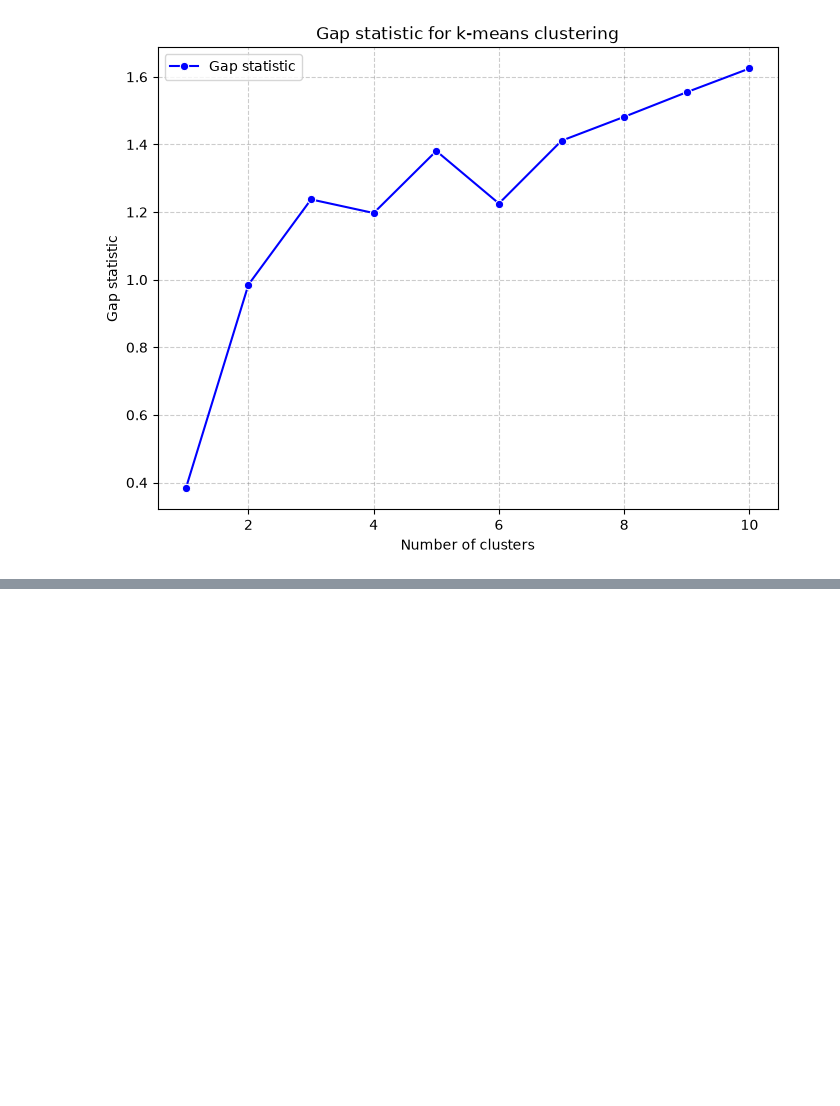
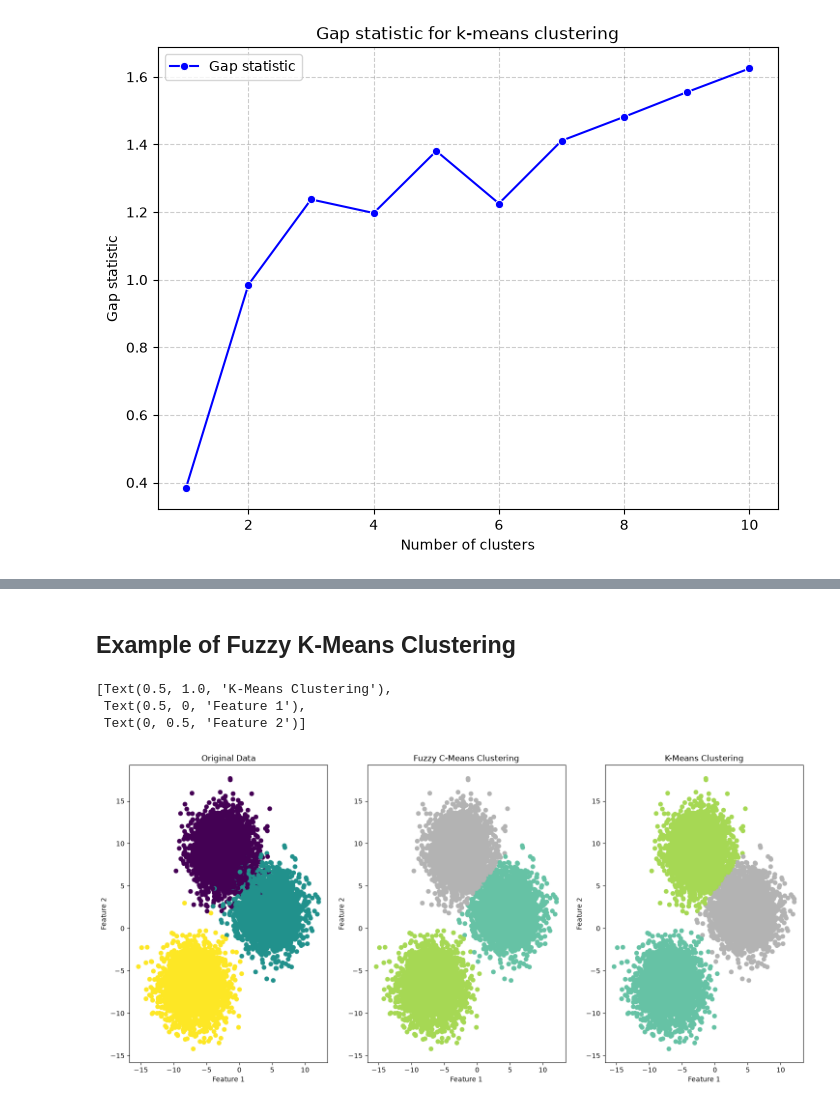
Before and after one commit to Erfan-Taherirani/Personal_ML_Notes, a Jupyter notebook: unsupervised_learning/clustering/partitioning_based_clustering/k-means_clustering.ipynb, the cells around one changed output, grey strips where cells are left out. Drawn from its saved outputs; the diff is of its cells as text; code cells hidden in the pictures; blank space fills up the shorter version.

Commit message:
Add fuzzy c-means

```diff
--- a/unsupervised_learning/clustering/partitioning_based_clustering/k-means_clustering.ipynb
+++ b/unsupervised_learning/clustering/partitioning_based_clustering/k-means_clustering.ipynb
@@ -250,0 +291,60 @@ calculate_optimal_k_from_gap(gap_values, reference_stds, k_max=10)
+# %% [markdown]
+## Example of Fuzzy K-Means Clustering
+# %%
+import skfuzzy as fuzz
+import numpy as np
+import pandas as pd
+import seaborn as sns
+import matplotlib.pyplot as plt
+from sklearn.datasets import make_blobs
+from sklearn.cluster import KMeans
+from sklearn.preprocessing import StandardScaler, MinMaxScaler
+from sklearn.model_selection import train_test_split
+from sklearn.metrics import silhouette_score
+
+X, y = make_blobs(n_samples=10000, cluster_std=2.2, centers=3, random_state=42)
+
+X_train, X_test, y_train, y_test = train_test_split(X, y, test_size=0.2, random_state=42)
+
+n_clusters = 3
+error = 1e-05
+max_iter = 1000
+
+# train k-means clustering
+kmeans = KMeans(n_clusters=n_clusters, random_state=42, n_init=10)
+kmeans.fit(X)
+
+# train fuzzy c-means clustering
+cntr, u, _, _, _, _, fpc = fuzz.cluster.cmeans(
+    data=X.T, c=n_clusters, m=2, error=error, maxiter=max_iter # the fuzziness parameter usually is set to 2
+)
+
+fuzzy_labels = np.argmax(u, axis=0)
+
+_, (ax1, ax2, ax3) = plt.subplots(1, 3, figsize=(18, 8))
+
+ax1.scatter(X[:, 0], X[:, 1], c=y, cmap="viridis")
+ax1.set(
+    title="Original Data",
+    xlabel="Feature 1",
+    ylabel="Feature 2"
+)
+
+ax2.scatter(X[:, 0], X[:, 1], c=fuzzy_labels, cmap="Set2")
+ax2.set(
+    title="Fuzzy C-Means Clustering",
+    xlabel="Feature 1",
+    ylabel="Feature 2"
+)
+
+ax3.scatter(X[:, 0], X[:, 1], c=kmeans.labels_, cmap="Set2")
+ax3.set(
+    title="K-Means Clustering",
+    xlabel="Feature 1",
+    ylabel="Feature 2"
+)
+# %% [output]
+[Text(0.5, 1.0, 'K-Means Clustering'),
+ Text(0.5, 0, 'Feature 1'),
+ Text(0, 0.5, 'Feature 2')]
+[figure, added]
```
Also changed, not shown: parts of 2 cells of this notebook, 1 other file.
